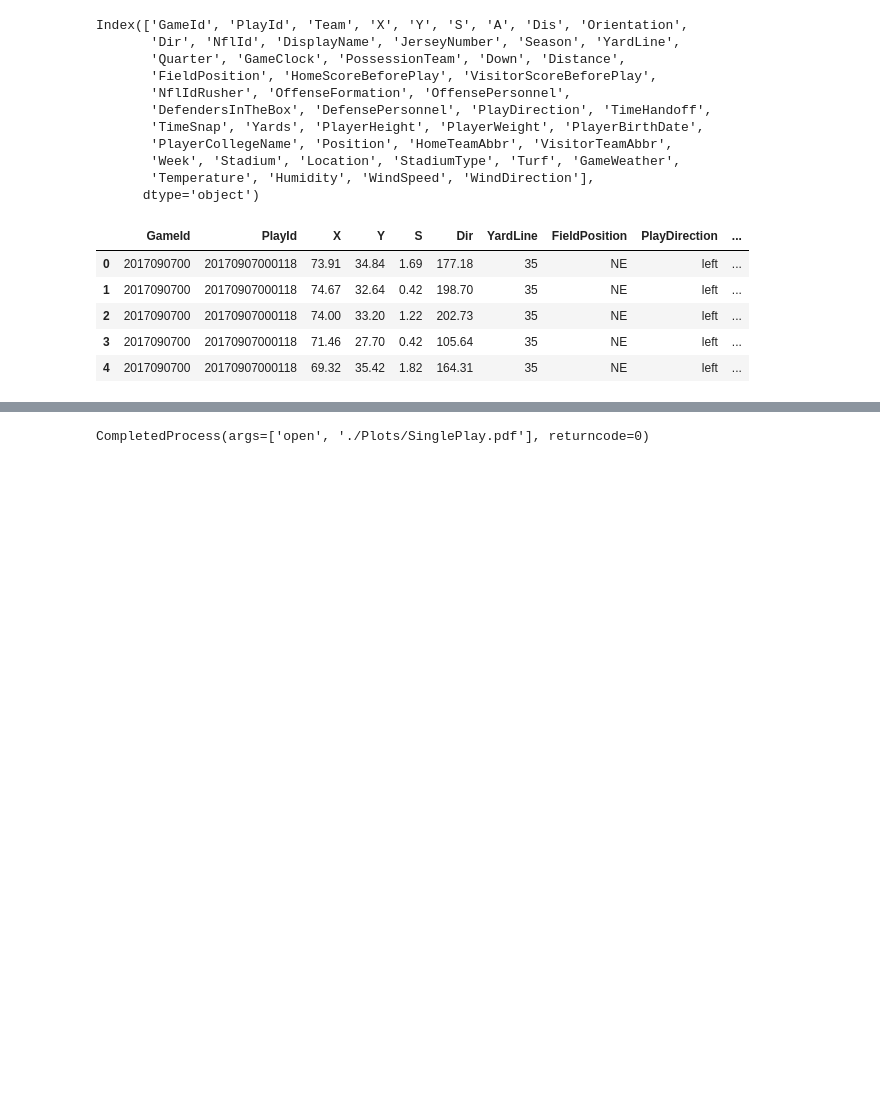
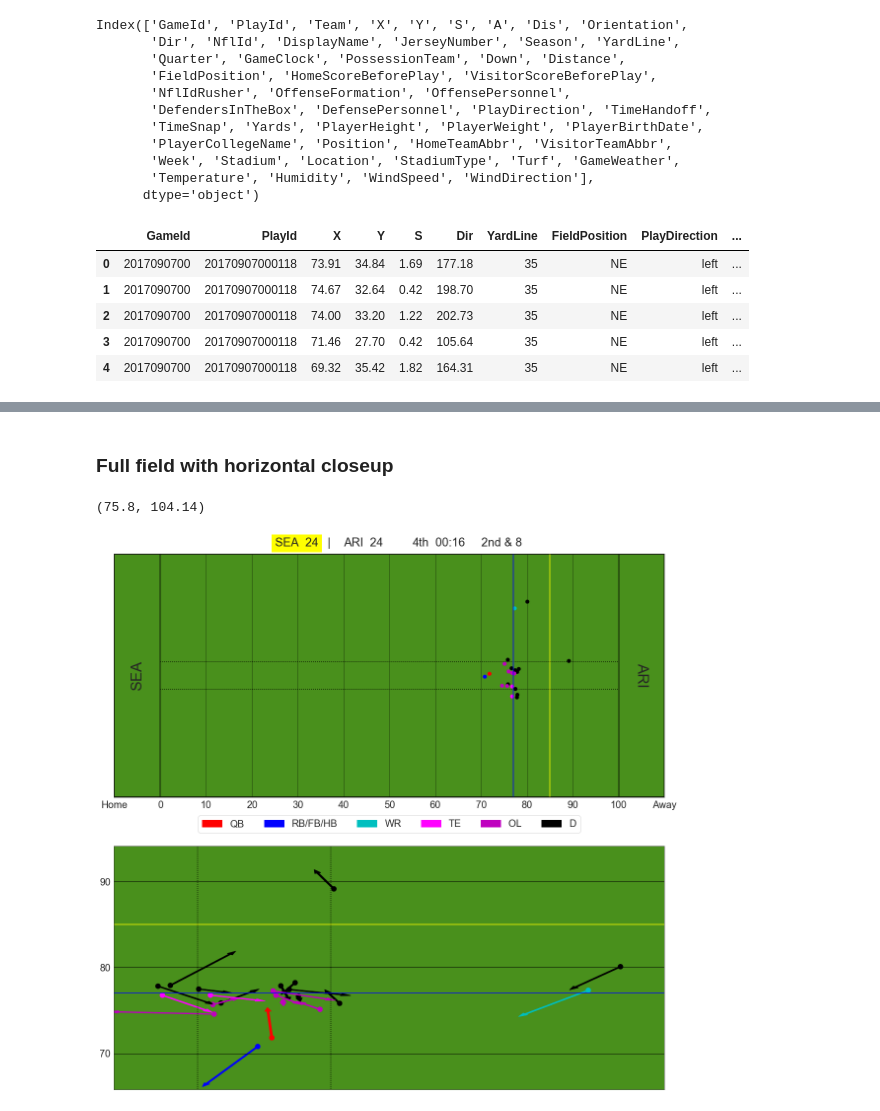
Before and after one commit to defoote/NFL, a Jupyter notebook: NFL.ipynb, the cells around one changed output, grey strips where cells are left out. Drawn from its saved outputs; the diff is of its cells as text; code cells hidden in the pictures; blank space fills up the shorter version.

```diff
--- a/NFL.ipynb
+++ b/NFL.ipynb
@@ -237,15 +235,9 @@ plt.ylim(min(play['X']-5,),max(play['X']+5))
+# %% [markdown]
+### Full field with horizontal closeup
 # %%
-#play = nfl.loc[nfl['PlayId'] == 20181230154157]
-play = nfl.loc[nfl['PlayId'] == rnd.choice(nfl['PlayId'])]
+#FULL FIELD
 
-play_inf = {'GameID':play.iloc[0]['GameId'],'PlayId':play.iloc[0]['PlayId'],'Home':play.iloc[0]['HomeTeamAbbr'],
-            'Visitor':play.iloc[0]['VisitorTeamAbbr'],'Quarter':play.iloc[0]['Quarter'],
-            'Down':play.iloc[0]['Down'],'Distance':play.iloc[0]['Distance'],'Scrimmage':play.iloc[0]['Scrimmage'],
-            'PossessionTeam':play.iloc[0]['PossessionTeam'],'FieldPosition':play.iloc[0]['FieldPosition'],
-            'PlayDirection':play.iloc[0]['PlayDirection'],'GameClock':play.iloc[0]['GameClock'],
-            'HomeScoreBeforePlay':play.iloc[0]['HomeScoreBeforePlay'],
-            'VisitorScoreBeforePlay':play.iloc[0]['VisitorScoreBeforePlay']}
-
+#Make Field
 fig,ax = plt.subplots(2,1,figsize=(20,20))
 ax[0].set_facecolor('#49901C')
 ax[0].vlines([0,10,110,120],0,53.3)
@@ -286,7 +278,6 @@ ax[0].text(115,26.65,play_inf['Visitor'],fontsize=30,rotation=-90,
 #Players
 ax[0].scatter(play['X'],play['Y'],c=[pos_c[x] for x in play['Position']],s=50)
 
-
 #Scrimmage
 ax[0].vlines(play_inf['Scrimmage']+10,0,53.3,colors='b')
 
@@ -296,7 +287,7 @@ if play_inf['PlayDirection'] == 'right':
 elif play_inf['PlayDirection'] == 'left':
     ax[0].vlines(play_inf['Scrimmage']+10-play_inf['Distance'],0,53.3,colors='yellow')
 
-#Postition Legend
+#Position Legend
 leg_patch = [Patch(color='r',label='QB'),
              Patch(color='b',label='RB/FB/HB'),
              Patch(color='c',label='WR'),
@@ -305,48 +296,49 @@ leg_patch = [Patch(color='r',label='QB'),
              Patch(color='k',label='D')]
 ax[0].legend(handles=leg_patch,bbox_to_anchor=(0.5,-0.11,0,0),loc='center',ncol=6,prop={'size':20})
 
-#XXXXXXXXXXXXXXXXXXXXXXXXXXXXXXXXXXXXXXXXXXXXXXXXXXXXXXXX
 
-#Make Field for Closeup
-#ax[1].figure(figsize=(20,10))
+
+
+#-------------------
+#HORIZONTAL CLOSEUP
+#-------------------
+
+#Make Field
 ax[1].set_facecolor('#49901C')
 ax[1].hlines([0,10,110,120],0,53.3,lw=5)
 ax[1].hlines(np.arange(20,110,10),0,53.3,lw=1)
 ax[1].vlines([0,53.3],0,120)
 ax[1].vlines([23.63,29.67],10,110,ls='dotted')
 ax[1].set_yticks(np.arange(0,130,10))
 ax[1].set_yticklabels(['Home','0','10','20','30','40','50','60','70','80','90','100','Away'])
 ax[1].set_xticks([],[])
 ax[1].tick_params(axis='both', which='major', labelsize=20)
-
-
 
 #Players
 ax[1].scatter(play['Y'],play['X'],c=[pos_c[x] for x in play['Position']],s=100)
 
 #Motion
 for i,player in play.iterrows():
     ax[1].arrow(player['Y'],player['X'],
               player['S']*(np.sin(np.radians(player['Dir'])+(np.pi/2))),
               player['S']*(np.cos(np.radians(player['Dir'])+(np.pi/2))),
               width=0.1,ec=pos_c[player['Position']],fc=pos_c[player['Position']])
 
 #Scrimmage
 ax[1].hlines(play_inf['Scrimmage']+10,0,53.3,colors='b')
 
 #First Down
 if play_inf['PlayDirection'] == 'right':
     ax[1].hlines(play_inf['Scrimmage']+10+play_inf['Distance'],0,53.3,colors='yellow')
 elif play_inf['PlayDirection'] == 'left':
     ax[1].hlines(play_inf['Scrimmage']+10-play_inf['Distance'],0,53.3,colors='yellow')
 
-#plt.gca().set_aspect(0.5)
+#Cut in to closeup
 ax[1].set_xlim(min(play['Y']-2,),max(play['Y']+2))
 ax[1].set_ylim(min(play['X']-5,),max(play['X']+5))
 
-fig.savefig('./Plots/SinglePlay.pdf')
+#Save file if needed
+#fig.savefig('./Plots/SinglePlay.pdf')
+# %% [output]
+(75.8, 104.14)
+[figure, added]
-# %%
-import subprocess
-subprocess.run(['open', './Plots/SinglePlay.pdf'], check=True)
-# %% [output]
-CompletedProcess(args=['open', './Plots/SinglePlay.pdf'], returncode=0)
```
Also changed, not shown: parts of 22 cells of this notebook.
